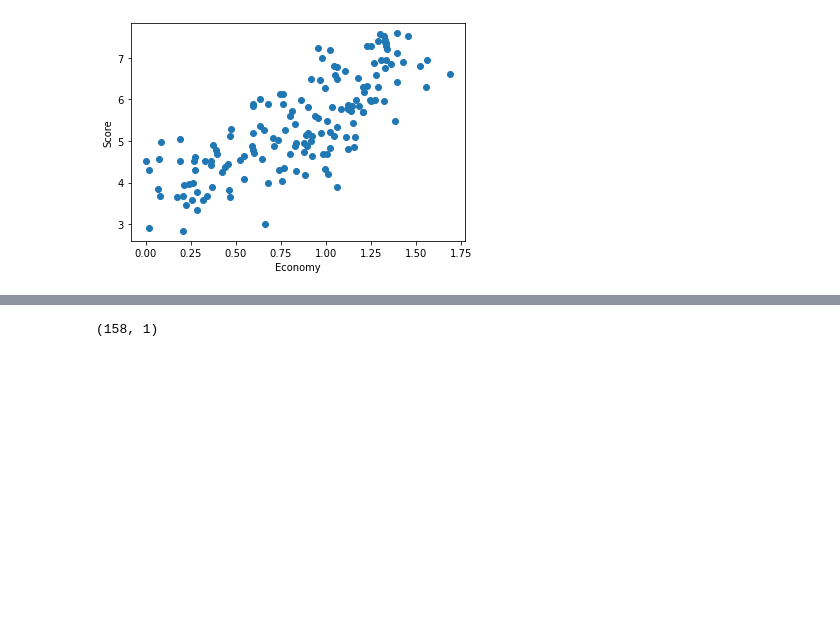
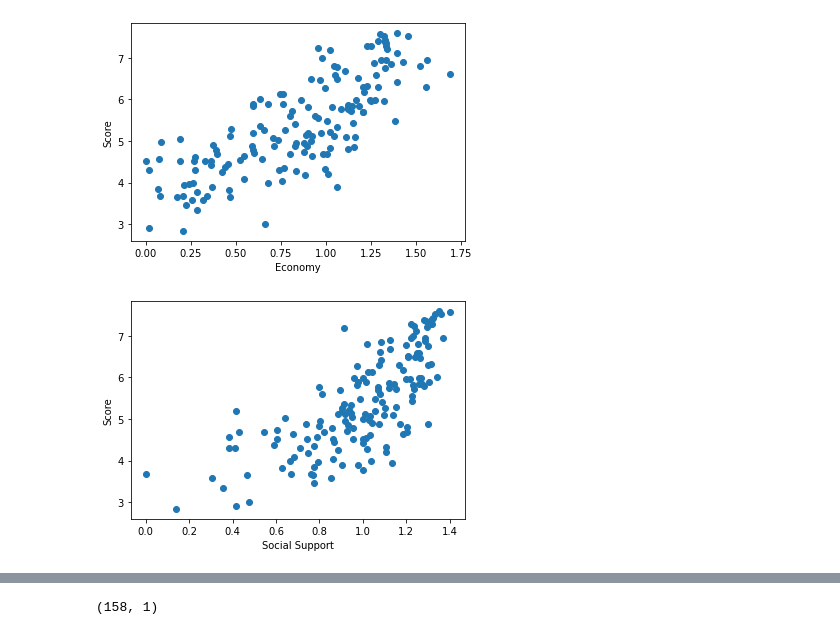
Before and after one commit to vyu821/world-happiness-analysis, a Jupyter notebook: happiness_machine_learning_model.ipynb, the cells around one changed output, grey strips where cells are left out. Cells and saved outputs as stored; diff of their text form; code cells hidden in the pictures; blank space fills up the shorter version.

```diff
--- a/happiness_machine_learning_model.ipynb
+++ b/happiness_machine_learning_model.ipynb
@@ -169,3 +172,11 @@ plt.ylabel('Score')
 plt.show()
 # %% [output]
 [figure]
+# %%
+# Check Linearity: Social Support vs Score (2015)
+plt.scatter(df_2015.Social_Support, df_2015.Score)
+plt.xlabel('Social Support')
+plt.ylabel('Score')
+plt.show()
+# %% [output]
+[figure, added]
```
Also changed, not shown: parts of 74 cells of this notebook.
